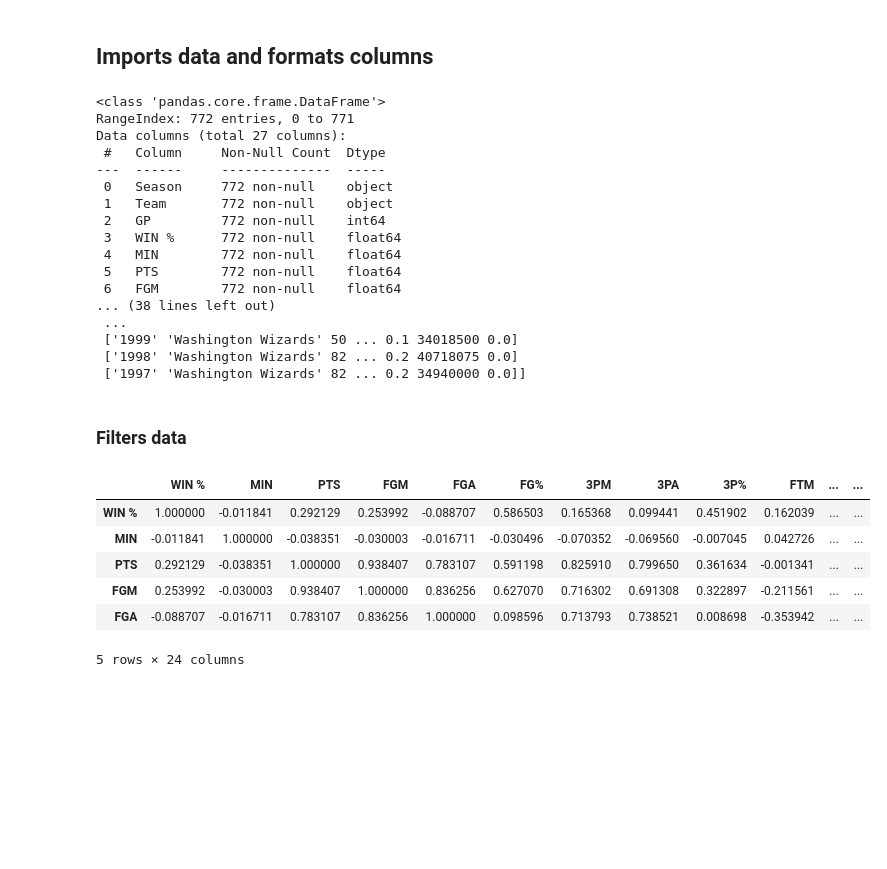
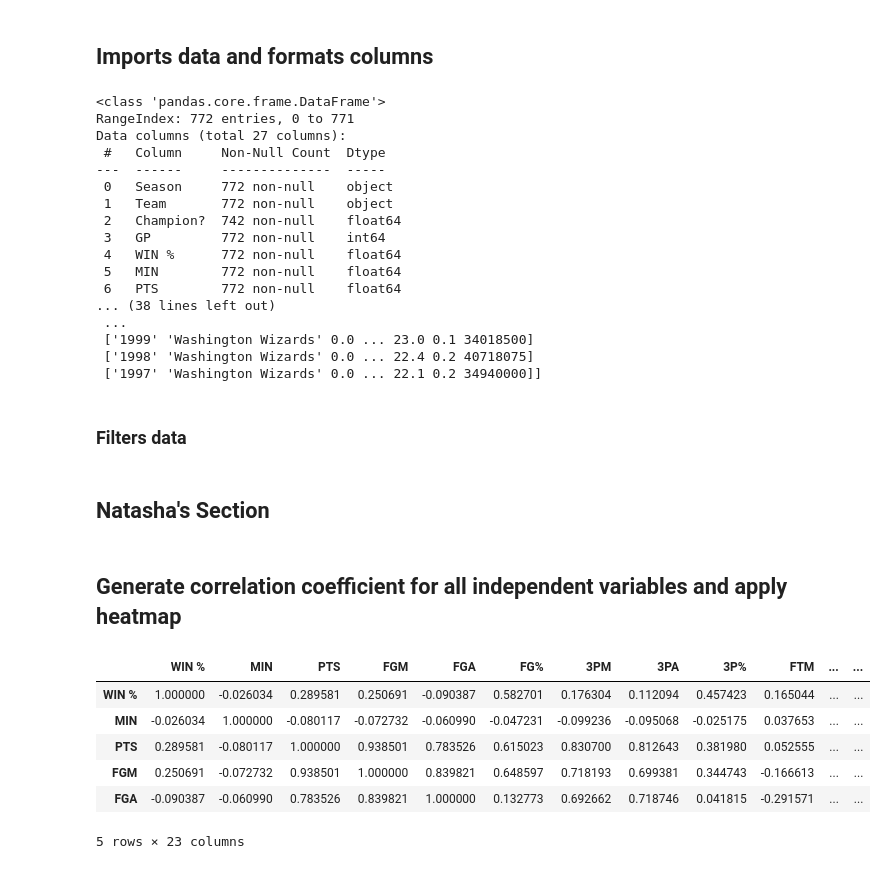
Before and after one commit to rwadswo12/CS504-004-Final-Project, a Jupyter notebook: nbamodel.ipynb, the cells around one changed output. Saved outputs shown, nothing was run; the diff lists cells and outputs as text; code cells hidden in the pictures; blank space fills up the shorter version.

```diff
--- a/nbamodel.ipynb
+++ b/nbamodel.ipynb
@@ -8,7 +8,7 @@ import seaborn as sns
 # %% [markdown]
 ## Imports data and formats columns
 # %%
-nbafull = pd.read_csv("https://raw.githubusercontent.com/rwadswo12/Sample-Project-CS504/main/Cleaned%20NBA%20Stats.csv") #full dataset in datatable
+nbafull = pd.read_csv("https://raw.githubusercontent.com/rwadswo12/Sample-Project-CS504/main/Cleaned%20NBA%20Stats%20Balanced.csv") #full dataset in datatable
 nbafull = nbafull.astype({"Season": str}) #Changing column type. use this line to change additional columns to other types.
 
 nbaap = nbafull.drop(['W' , 'L' , '+/-'], axis = 1) #datatable with only averages and percentages.
@@ -32,16 +32,16 @@ Data columns (total 27 columns):
 ---  ------     --------------  -----
  0   Season     772 non-null    object
  1   Team       772 non-null    object
- 2   GP         772 non-null    int64
- 3   WIN %      772 non-null    float64
- 4   MIN        772 non-null    float64
- 5   PTS        772 non-null    float64
- 6   FGM        772 non-null    float64
+ 2   Champion?  742 non-null    float64
+ 3   GP         772 non-null    int64
+ 4   WIN %      772 non-null    float64
+ 5   MIN        772 non-null    float64
+ 6   PTS        772 non-null    float64
 ... (38 lines left out)
  ...
- ['1999' 'Washington Wizards' 50 ... 0.1 34018500 0.0]
- ['1998' 'Washington Wizards' 82 ... 0.2 40718075 0.0]
- ['1997' 'Washington Wizards' 82 ... 0.2 34940000 0.0]]
+ ['1999' 'Washington Wizards' 0.0 ... 23.0 0.1 34018500]
+ ['1998' 'Washington Wizards' 0.0 ... 22.4 0.2 40718075]
+ ['1997' 'Washington Wizards' 0.0 ... 22.1 0.2 34940000]]
 # %% [markdown]
 ### Filters data
 # %%
@@ -100,21 +100,25 @@ nbaspurs = nbaap[nbaap["Team"] == "San Antonio Spurs"]
 nbaraptors = nbaap[nbaap["Team"] == "Toronto Raptors"]
 nbajazz = nbaap[nbaap["Team"] == "Utah Jazz"]
 nbawizards = nbaap[nbaap["Team"] == "Washington Wizards"]
+# %% [markdown]
+## Natasha's Section
+# %% [markdown]
+## Generate correlation coefficient for all independent variables and apply heatmap
 # %%
-## Dataset of independent variables. Dropped Season, Team, and Games Played
-ind_var = nbaap.drop(nbaap.columns[[0, 1, 2]], axis=1)
+nbawo2022 = nbaap[nbaap['Season'] != '2022'] ## Remove current season stats
+var = nbawo2022.drop(nbawo2022.columns[[0, 1, 2, 3]], axis=1) ## Dataset of independent variables. Dropped Season, Team, Games Played, and Champion
 
-## Generate correlation coefficient
-corr=ind_var.corr()
+## Dataframe for correlation coefficient
+corr=var.corr()
 corr.head()
 # %% [output]
 |  | WIN % | MIN | PTS | FGM | FGA | FG% | 3PM | 3PA | 3P% | FTM | ... | ... |
-| WIN % | 1.000000 | -0.011841 | 0.292129 | 0.253992 | -0.088707 | 0.586503 | 0.165368 | 0.099441 | 0.451902 | 0.162039 | ... | ... |
-| MIN | -0.011841 | 1.000000 | -0.038351 | -0.030003 | -0.016711 | -0.030496 | -0.070352 | -0.069560 | -0.007045 | 0.042726 | ... | ... |
-| PTS | 0.292129 | -0.038351 | 1.000000 | 0.938407 | 0.783107 | 0.591198 | 0.825910 | 0.799650 | 0.361634 | -0.001341 | ... | ... |
-| FGM | 0.253992 | -0.030003 | 0.938407 | 1.000000 | 0.836256 | 0.627070 | 0.716302 | 0.691308 | 0.322897 | -0.211561 | ... | ... |
-| FGA | -0.088707 | -0.016711 | 0.783107 | 0.836256 | 1.000000 | 0.098596 | 0.713793 | 0.738521 | 0.008698 | -0.353942 | ... | ... |
+| WIN % | 1.000000 | -0.026034 | 0.289581 | 0.250691 | -0.090387 | 0.582701 | 0.176304 | 0.112094 | 0.457423 | 0.165044 | ... | ... |
+| MIN | -0.026034 | 1.000000 | -0.080117 | -0.072732 | -0.060990 | -0.047231 | -0.099236 | -0.095068 | -0.025175 | 0.037653 | ... | ... |
+| PTS | 0.289581 | -0.080117 | 1.000000 | 0.938501 | 0.783526 | 0.615023 | 0.830700 | 0.812643 | 0.381980 | 0.052555 | ... | ... |
+| FGM | 0.250691 | -0.072732 | 0.938501 | 1.000000 | 0.839821 | 0.648597 | 0.718193 | 0.699381 | 0.344743 | -0.166613 | ... | ... |
+| FGA | -0.090387 | -0.060990 | 0.783526 | 0.839821 | 1.000000 | 0.132773 | 0.692662 | 0.718746 | 0.041815 | -0.291571 | ... | ... |
-5 rows × 24 columns
+5 rows × 23 columns
 # %%
 ## Heatmap of correlation coefficient
 sns.heatmap(corr)
```
Also changed, not shown: parts of 16 cells of this notebook.
